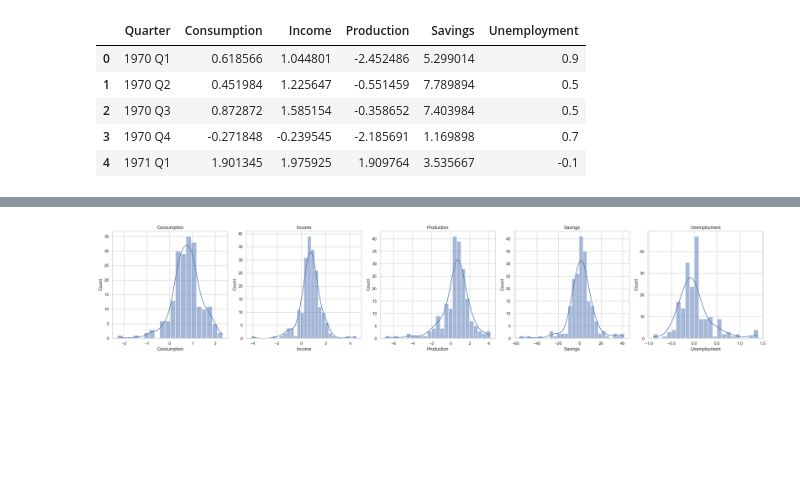
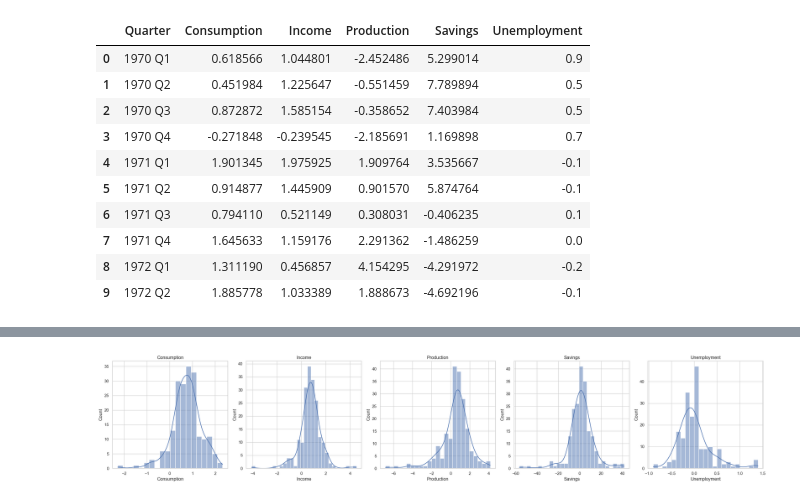
Before and after one commit to DutraIRS/TimeSeries, a Jupyter notebook: EDA.ipynb, the cells around one changed output, grey strips where cells are left out. Drawn from its saved outputs; the diff is of its cells as text; code cells hidden in the pictures; blank space fills up the shorter version.

```diff
--- a/EDA.ipynb
+++ b/EDA.ipynb
@@ -7,10 +9,15 @@ from matplotlib import pyplot as plt
 # %%
 df = pd.read_csv('us_change.csv')
-df.head()
+df.head(10)
 # %% [output]
 |  | Quarter | Consumption | Income | Production | Savings | Unemployment |
 | 0 | 1970 Q1 | 0.618566 | 1.044801 | -2.452486 | 5.299014 | 0.9 |
 | 1 | 1970 Q2 | 0.451984 | 1.225647 | -0.551459 | 7.789894 | 0.5 |
 | 2 | 1970 Q3 | 0.872872 | 1.585154 | -0.358652 | 7.403984 | 0.5 |
 | 3 | 1970 Q4 | -0.271848 | -0.239545 | -2.185691 | 1.169898 | 0.7 |
 | 4 | 1971 Q1 | 1.901345 | 1.975925 | 1.909764 | 3.535667 | -0.1 |
+| 5 | 1971 Q2 | 0.914877 | 1.445909 | 0.901570 | 5.874764 | -0.1 |
+| 6 | 1971 Q3 | 0.794110 | 0.521149 | 0.308031 | -0.406235 | 0.1 |
+| 7 | 1971 Q4 | 1.645633 | 1.159176 | 2.291362 | -1.486259 | 0.0 |
+| 8 | 1972 Q1 | 1.311190 | 0.456857 | 4.154295 | -4.291972 | -0.2 |
+| 9 | 1972 Q2 | 1.885778 | 1.033389 | 1.888673 | -4.692196 | -0.1 |
```
Also changed, not shown: parts of 5 cells of this notebook.
